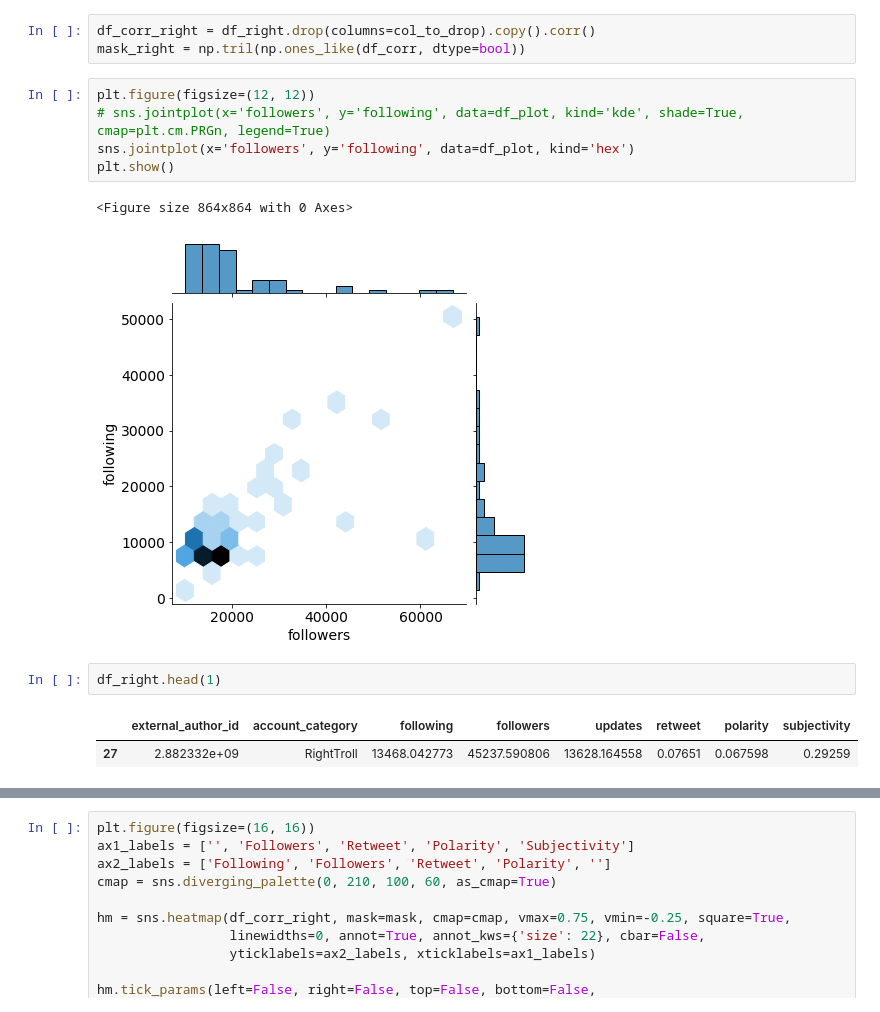
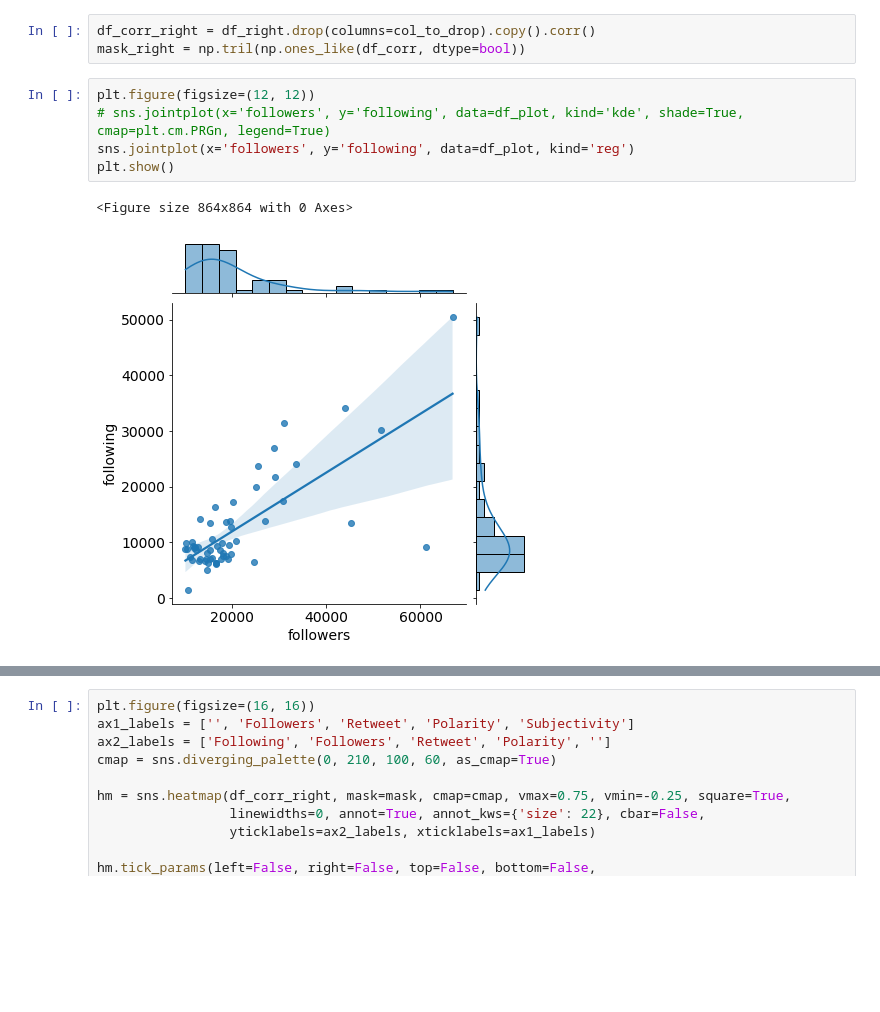
Before and after one commit to fahm1/portfolio, a Jupyter notebook: Troll Tweet Analysis/tweet_analysis_notebook.ipynb, the cells around one changed output, grey strips where cells are left out. Saved outputs shown, nothing was run; the diff lists cells and outputs as text; blank space fills up the shorter version.

```diff
--- a/Troll Tweet Analysis/tweet_analysis_notebook.ipynb
+++ b/Troll Tweet Analysis/tweet_analysis_notebook.ipynb
@@ -464,13 +469,8 @@ mask_right = np.tril(np.ones_like(df_corr, dtype=bool))
 # %%
 plt.figure(figsize=(12, 12))
 # sns.jointplot(x='followers', y='following', data=df_plot, kind='kde', shade=True, cmap=plt.cm.PRGn, legend=True)
-sns.jointplot(x='followers', y='following', data=df_plot, kind='hex')
+sns.jointplot(x='followers', y='following', data=df_plot, kind='reg')
 plt.show()
 # %% [output]
 <Figure size 864x864 with 0 Axes>
-[figure, old version]
+[figure, new version]
-# %%
-df_right.head(1)
-# %% [output]
-|  | external_author_id | account_category | following | followers | updates | retweet | polarity | subjectivity |
-| 27 | 2.882332e+09 | RightTroll | 13468.042773 | 45237.590806 | 13628.164558 | 0.07651 | 0.067598 | 0.29259 |
```
Also changed, not shown: parts of 5 cells of this notebook.
